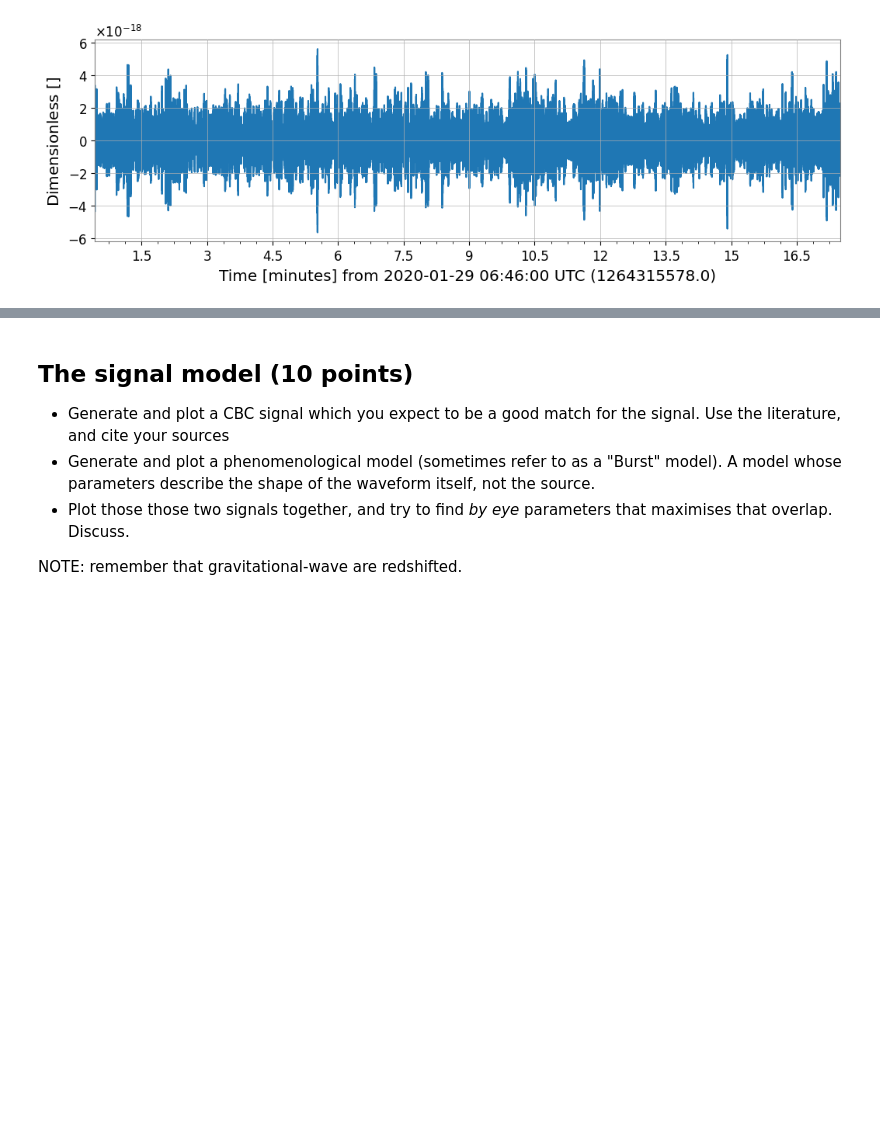
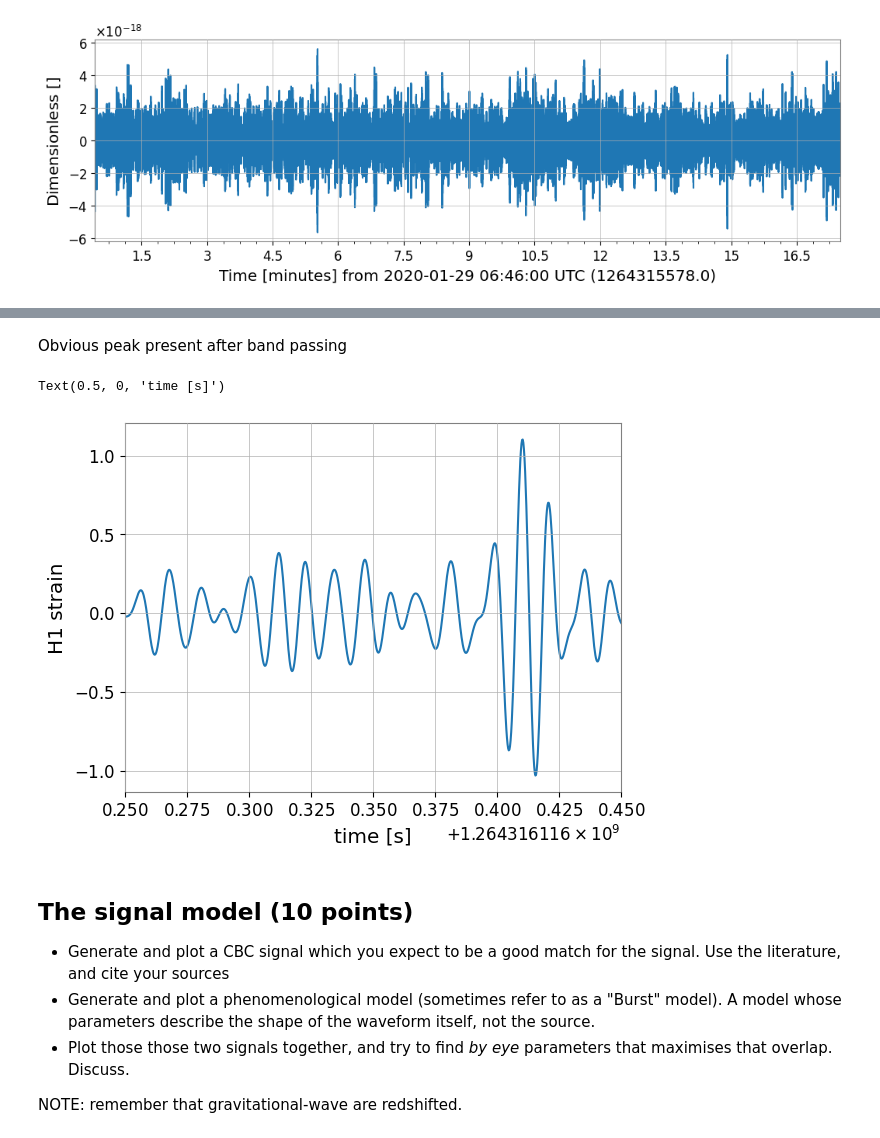
Before and after one commit to hjornskar-ctrl/dim-clem, a Jupyter notebook: final_project.ipynb, the cells around one changed output, grey strips where cells are left out. Cells and saved outputs as stored; diff of their text form; code cells hidden in the pictures; blank space fills up the shorter version.

```diff
--- a/final_project.ipynb
+++ b/final_project.ipynb
@@ -86,3 +125,13 @@ a1.set_xlim(10,1024);
+# %% [markdown]
+Obvious peak present after band passing
+# %%
+plt.plot(strain_bp)
+plt.xlim(gps-0.15,gps+0.05)
+plt.ylabel('H1 strain')
+plt.xlabel('time [s]')
+# %% [output]
+Text(0.5, 0, 'time [s]')
+[figure, added]
 # %% [markdown]
 ## The signal model (10 points)
 
```
Also changed, not shown: parts of 18 cells of this notebook.
